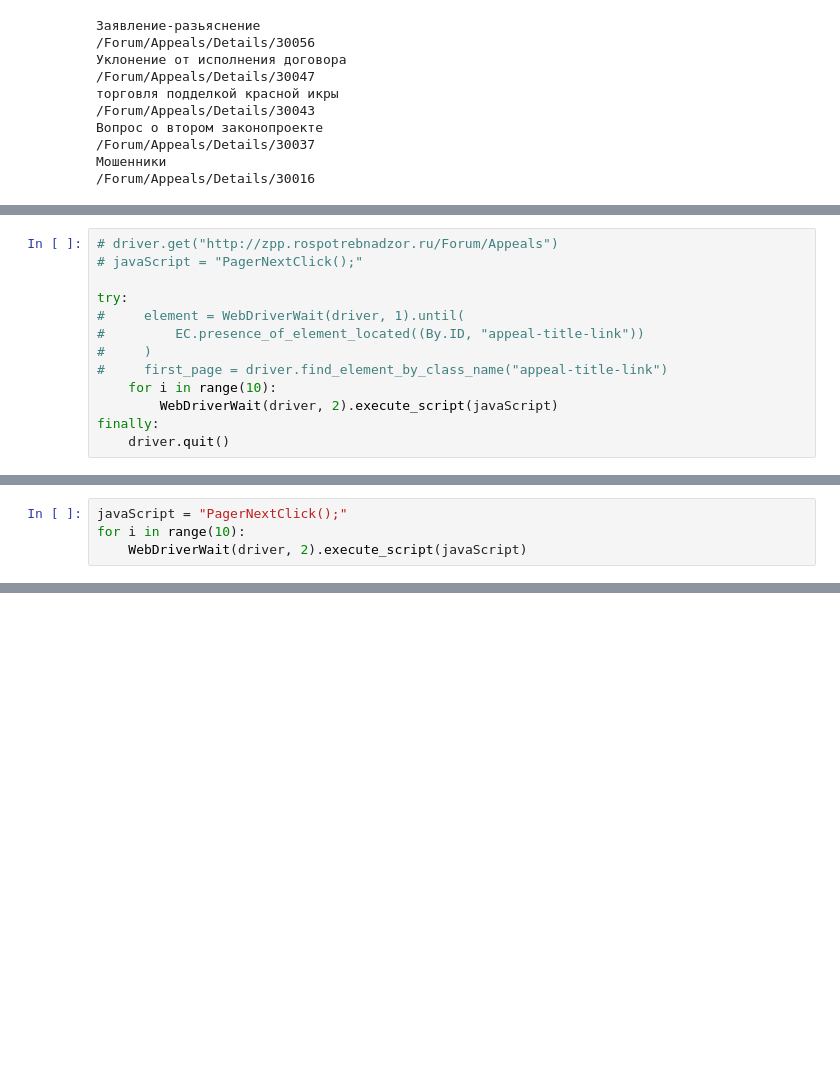
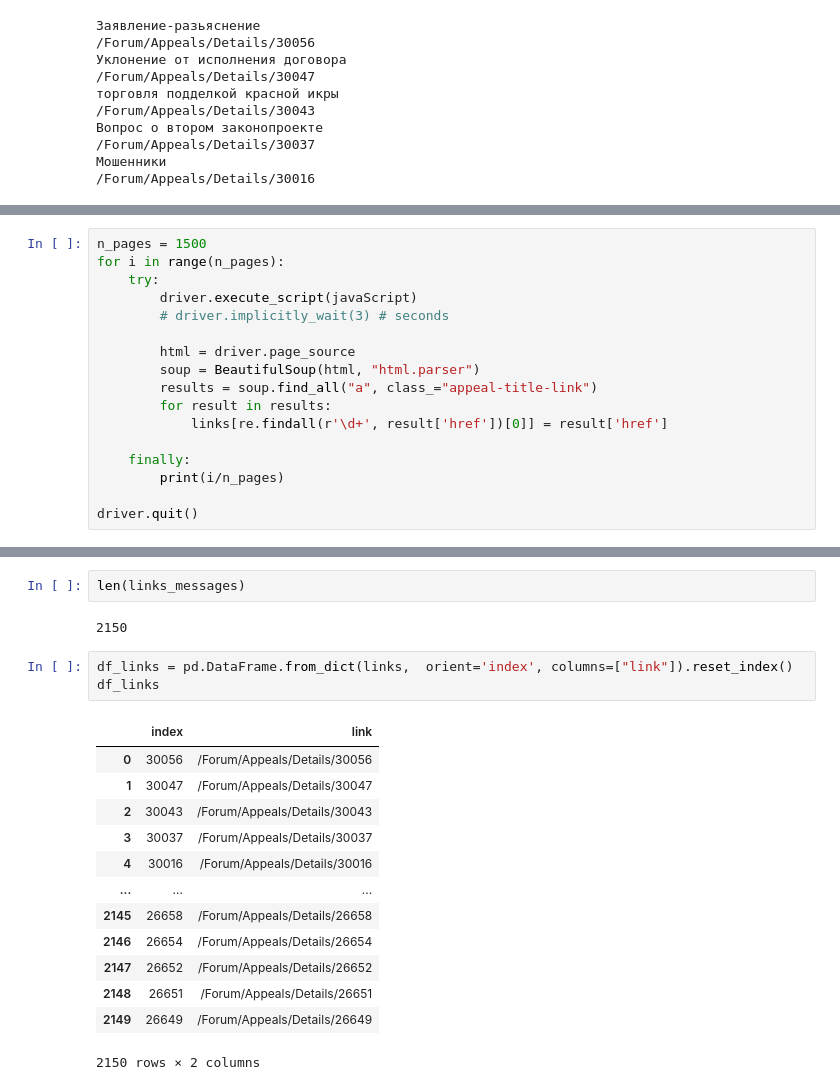
Before and after one commit to vvseva/nlp_tg_bot, a Jupyter notebook: hw2/grab-data.ipynb, the cells around one changed output, grey strips where cells are left out. Drawn from its saved outputs; the diff is of its cells as text; blank space fills up the shorter version.

```diff
--- a/hw2/grab-data.ipynb
+++ b/hw2/grab-data.ipynb
@@ -83,13 +40,0 @@ driver.quit()
-# %%
-# driver.get("http://zpp.rospotrebnadzor.ru/Forum/Appeals")
-# javaScript = "PagerNextClick();"
-
-try:
-#     element = WebDriverWait(driver, 1).until(
-#         EC.presence_of_element_located((By.ID, "appeal-title-link"))
-#     )
-#     first_page = driver.find_element_by_class_name("appeal-title-link")
-    for i in range(10):
-        WebDriverWait(driver, 2).execute_script(javaScript)
-finally:
-    driver.quit()
@@ -100,4 +40,0 @@ first_page
-# %%
-javaScript = "PagerNextClick();"
-for i in range(10):
-    WebDriverWait(driver, 2).execute_script(javaScript)
@@ -105,0 +41,17 @@ driver.close()
+# %%
+n_pages = 1500
+for i in range(n_pages):
+    try:
+        driver.execute_script(javaScript)
+        # driver.implicitly_wait(3) # seconds
+
+        html = driver.page_source
+        soup = BeautifulSoup(html, "html.parser")
+        results = soup.find_all("a", class_="appeal-title-link")
+        for result in results:
+            links[re.findall(r'\d+', result['href'])[0]] = result['href']
+
+    finally:
+        print(i/n_pages)
+
+driver.quit()
@@ -105,0 +94,21 @@ driver.close()
+# %%
+len(links_messages)
+# %% [output]
+2150
+# %%
+df_links = pd.DataFrame.from_dict(links,  orient='index', columns=["link"]).reset_index()
+df_links
+# %% [output]
+|  | index | link |
+| 0 | 30056 | /Forum/Appeals/Details/30056 |
+| 1 | 30047 | /Forum/Appeals/Details/30047 |
+| 2 | 30043 | /Forum/Appeals/Details/30043 |
+| 3 | 30037 | /Forum/Appeals/Details/30037 |
+| 4 | 30016 | /Forum/Appeals/Details/30016 |
+| ... | ... | ... |
+| 2145 | 26658 | /Forum/Appeals/Details/26658 |
+| 2146 | 26654 | /Forum/Appeals/Details/26654 |
+| 2147 | 26652 | /Forum/Appeals/Details/26652 |
+| 2148 | 26651 | /Forum/Appeals/Details/26651 |
+| 2149 | 26649 | /Forum/Appeals/Details/26649 |
+2150 rows × 2 columns
```
Also changed, not shown: parts of 21 cells of this notebook, 1 other file.
